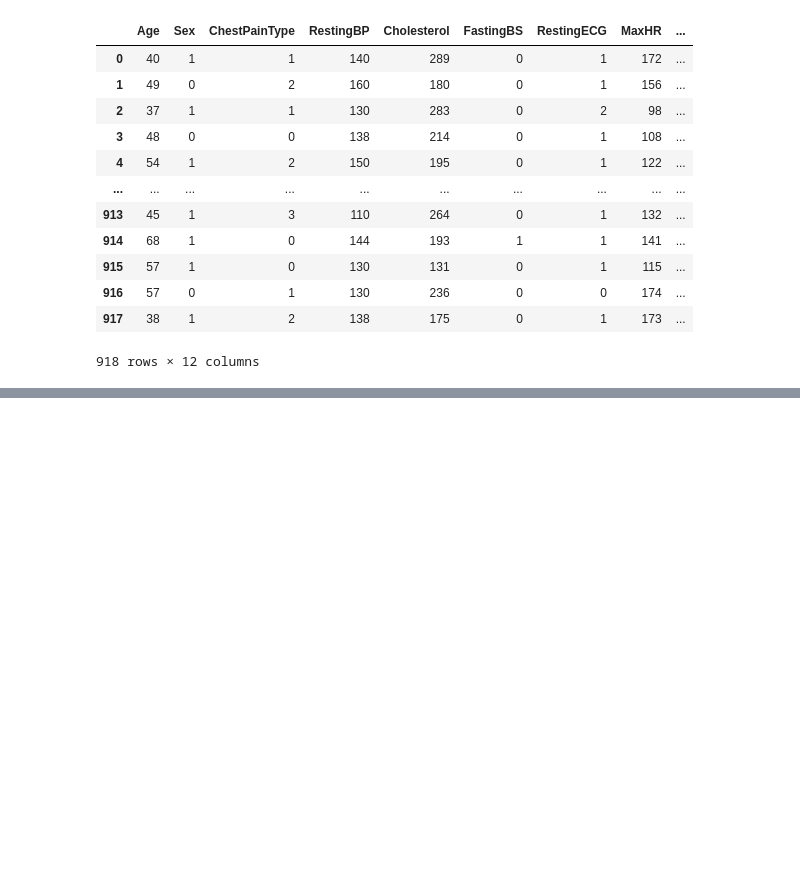
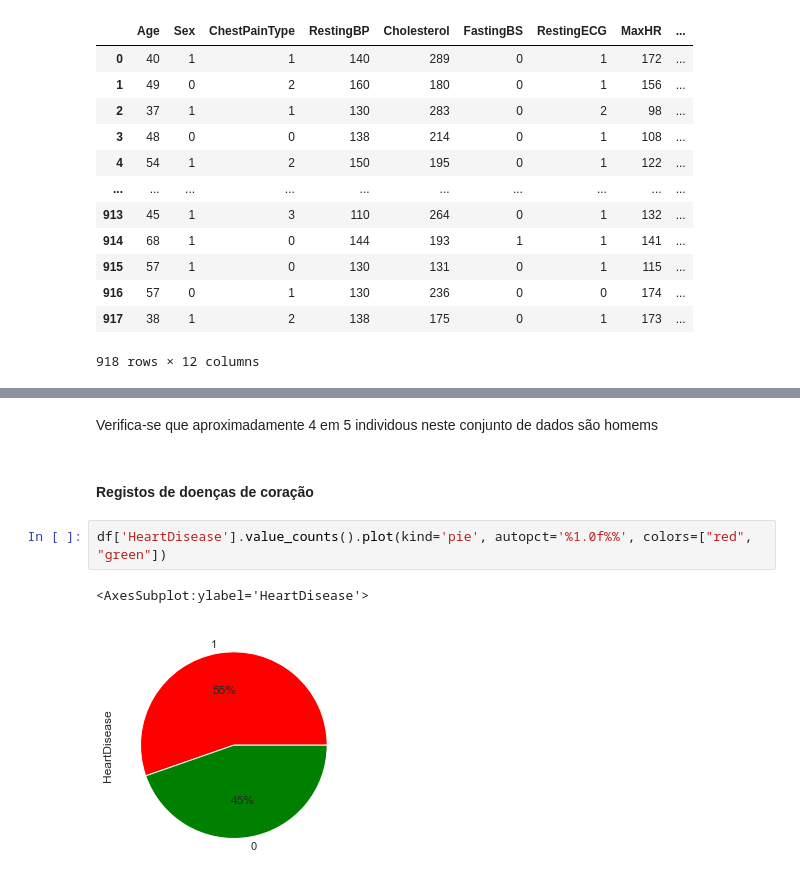
Before and after one commit to MiguelDordio/HeartDiseaseAnalysis, a Jupyter notebook: notebooks/heart_disease.ipynb, the cells around one changed output, grey strips where cells are left out. Saved outputs shown, nothing was run; the diff lists cells and outputs as text; blank space fills up the shorter version.

```diff
--- a/notebooks/heart_disease.ipynb
+++ b/notebooks/heart_disease.ipynb
@@ -133,0 +238,9 @@ df
+# %% [markdown]
+Verifica-se que aproximadamente 4 em 5 individous neste conjunto de dados são homems
+# %% [markdown]
+#### Registos de doenças de coração
+# %%
+df['HeartDisease'].value_counts().plot(kind='pie', autopct='%1.0f%%', colors=["red", "green"])
+# %% [output]
+<AxesSubplot:ylabel='HeartDisease'>
+[figure, added]
```
Also changed, not shown: parts of 44 cells of this notebook.
